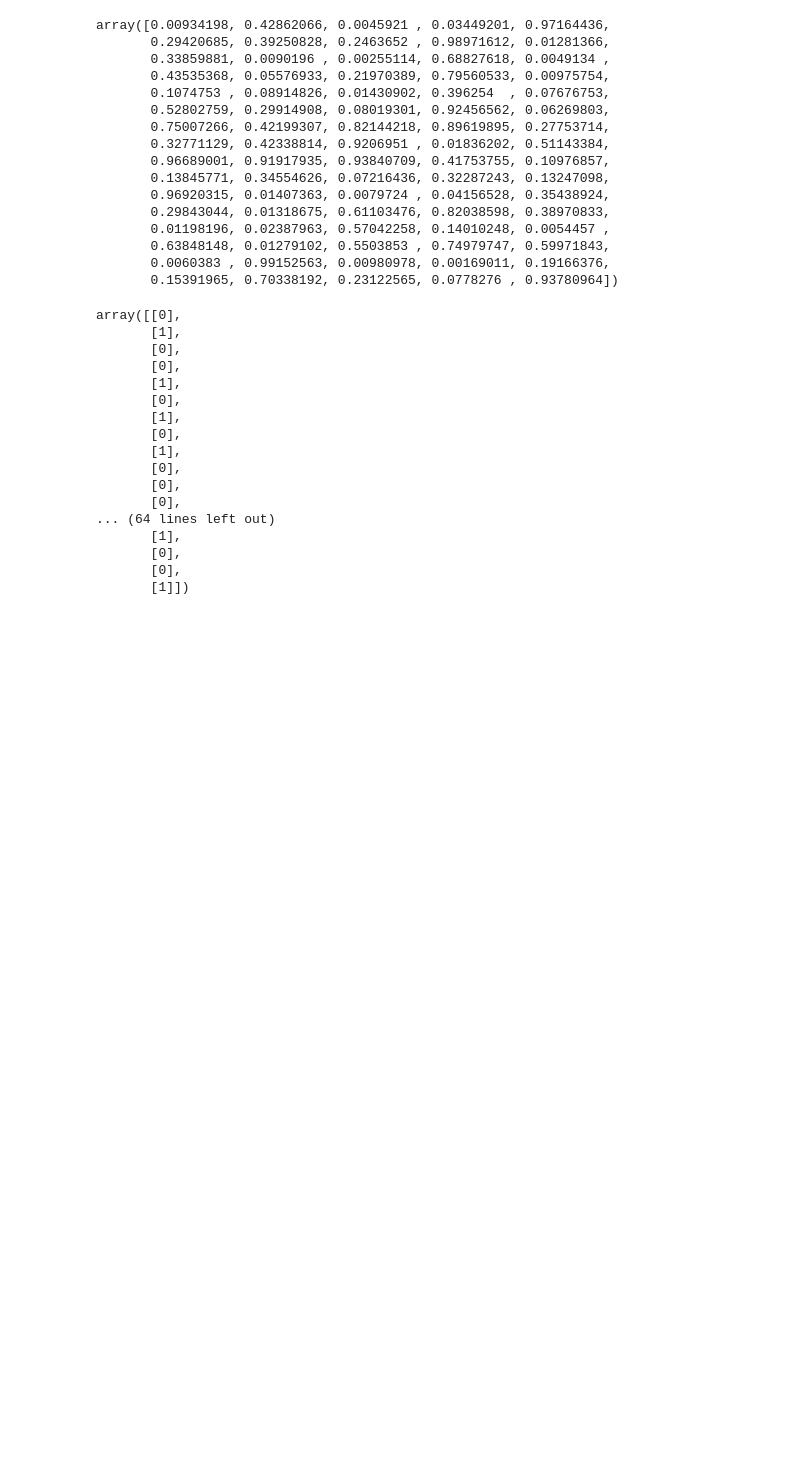
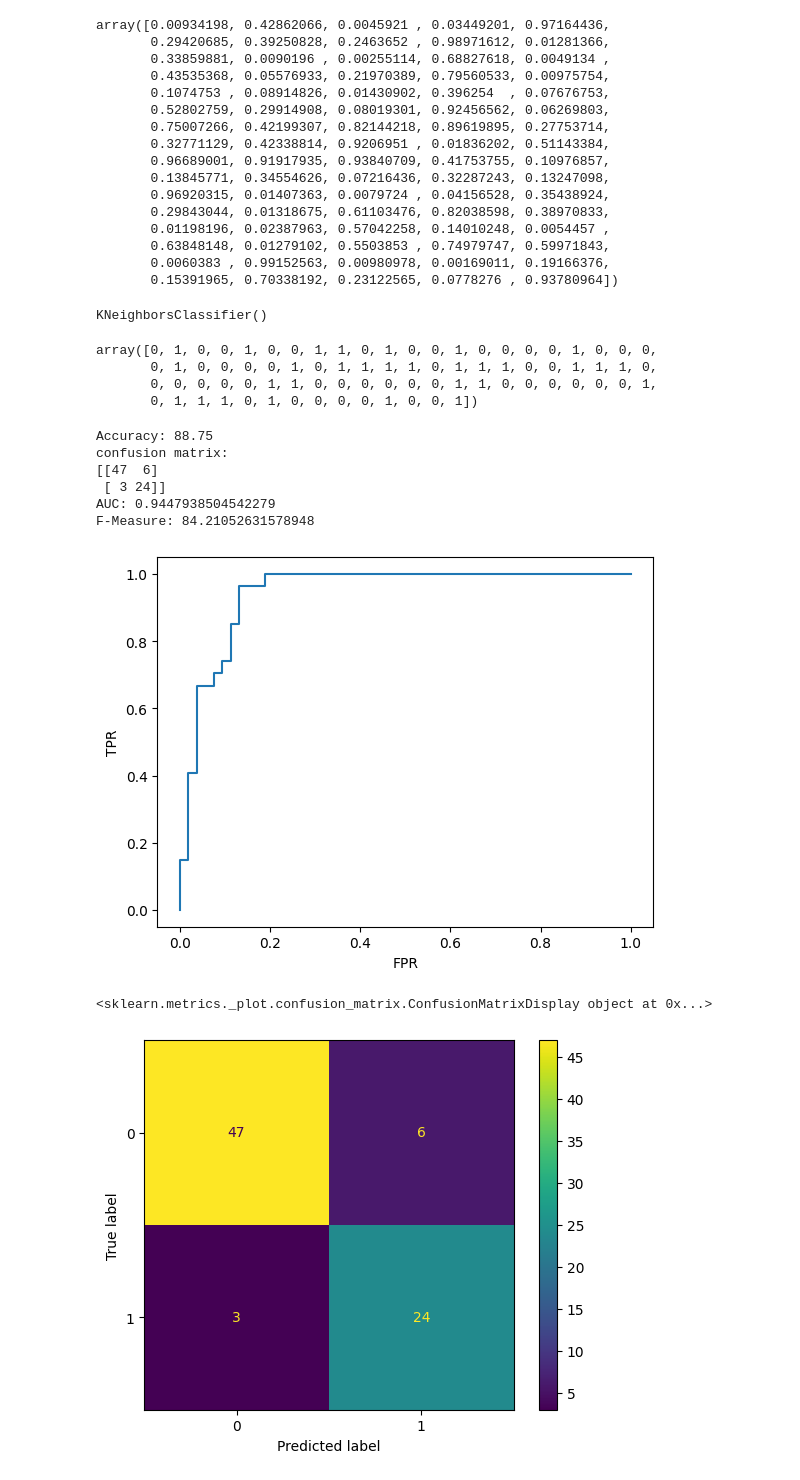
Before and after one commit to ganesh12112/ganesh12112, a Jupyter notebook: session_27_ai_and_ml.ipynb, the cells around one changed output. Saved outputs shown, nothing was run; the diff lists cells and outputs as text; code cells hidden in the pictures; blank space fills up the shorter version.

```diff
--- a/session_27_ai_and_ml.ipynb
+++ b/session_27_ai_and_ml.ipynb
@@ -463,26 +463,6 @@ array([0.00934198, 0.42862066, 0.0045921 , 0.03449201, 0.97164436,
        0.63848148, 0.01279102, 0.5503853 , 0.74979747, 0.59971843,
        0.0060383 , 0.99152563, 0.00980978, 0.00169011, 0.19166376,
        0.15391965, 0.70338192, 0.23122565, 0.0778276 , 0.93780964])
-# %%
-y_test
-# %% [output]
-array([[0],
-       [1],
-       [0],
-       [0],
-       [1],
-       [0],
-       [1],
-       [0],
-       [1],
-       [0],
-       [0],
-       [0],
-... (64 lines left out)
-       [1],
-       [0],
-       [0],
-       [1]])
 # %%
 # cross validation score
 # grid search
@@ -503,0 +484,50 @@ from sklearn.
+# %%
+knn_classifier = KNeighborsClassifier(n_neighbors = 5,weights = 'uniform')
+knn_classifier.fit(x_train,y_train)
+# %% [output]
+KNeighborsClassifier()
+# %%
+y_pred = knn_classifier.predict(x_test)
+y_pred
+# %% [output]
+array([0, 1, 0, 0, 1, 0, 0, 1, 1, 0, 1, 0, 0, 1, 0, 0, 0, 0, 1, 0, 0, 0,
+       0, 1, 0, 0, 0, 0, 1, 0, 1, 1, 1, 1, 0, 1, 1, 1, 0, 0, 1, 1, 1, 0,
+       0, 0, 0, 0, 0, 1, 1, 0, 0, 0, 0, 0, 0, 1, 1, 0, 0, 0, 0, 0, 0, 1,
+       0, 1, 1, 1, 0, 1, 0, 0, 0, 0, 1, 0, 0, 1])
+# %%
+from sklearn.metrics import accuracy_score
+print('Accuracy:',accuracy_score(y_test,y_pred)*100)
+
+from sklearn.metrics import confusion_matrix
+print('confusion matrix:')
+print(confusion_matrix(y_test,y_pred))
+# confusion matrix is by default numpy array
+
+# to calculate auc
+from sklearn.metrics import  roc_auc_score
+print("AUC:",roc_auc_score(y_test,logreg.predict_proba(x_test)[:,1]))
+
+# F - measure
+from sklearn.metrics import f1_score
+print("F-Measure:",f1_score(y_test,y_pred)*100)
+
+from sklearn.metrics import roc_curve
+fpr,tpr,threshold = roc_curve(y_test,logreg.predict_proba(x_test)[:,1],pos_label = 1)
+
+plt.plot(fpr,tpr)
+plt.xlabel('FPR')
+plt.ylabel('TPR')
+plt.show()
+
+from sklearn.metrics import ConfusionMatrixDisplay
+print(ConfusionMatrixDisplay.from_predictions(y_test,y_pred))
+# %% [output]
+Accuracy: 88.75
+confusion matrix:
+[[47  6]
+ [ 3 24]]
+AUC: 0.9447938504542279
+F-Measure: 84.21052631578948
+[figure, added]
+<sklearn.metrics._plot.confusion_matrix.ConfusionMatrixDisplay object at 0x...>
+[figure, added]
```
Also changed, not shown: parts of 42 cells of this notebook.
